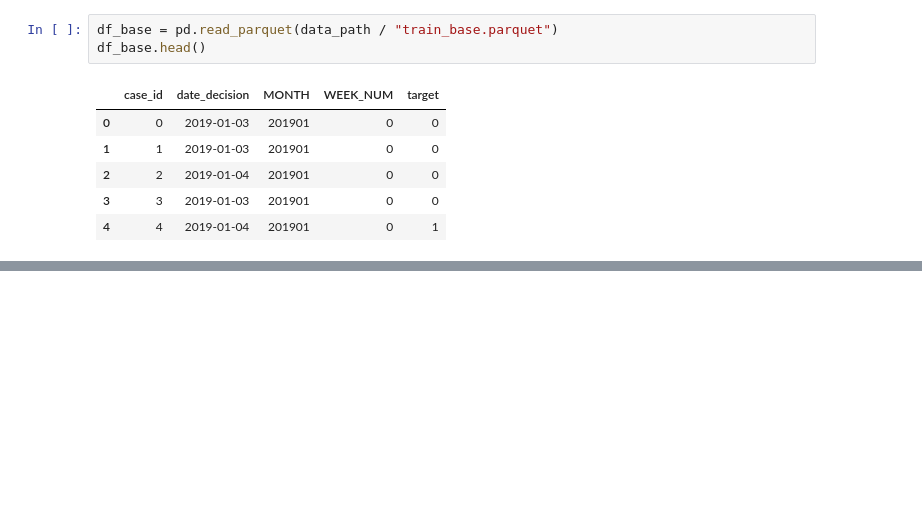
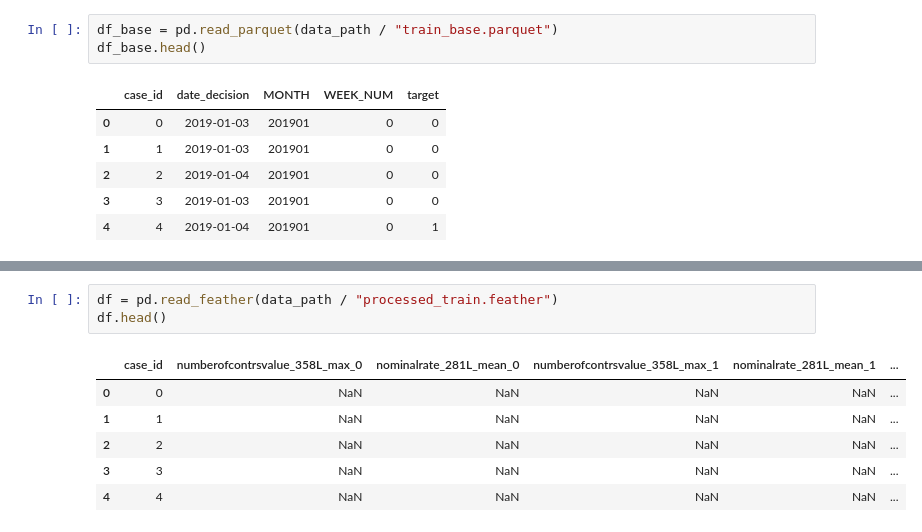
Before and after one commit to BartvanWoesik/home_credit, a Jupyter notebook: Notebooks/Data Exploration/DataCombination.ipynb, the cells around one changed output, grey strips where cells are left out. Saved outputs shown, nothing was run; the diff lists cells and outputs as text; blank space fills up the shorter version.

```diff
--- a/Notebooks/Data Exploration/DataCombination.ipynb
+++ b/Notebooks/Data Exploration/DataCombination.ipynb
@@ -63,0 +103,10 @@ df_base
+# %%
+df = pd.read_feather(data_path / "processed_train.feather")
+df.head()
+# %% [output]
+|  | case_id | numberofcontrsvalue_358L_max_0 | nominalrate_281L_mean_0 | numberofcontrsvalue_358L_max_1 | nominalrate_281L_mean_1 | ... |
+| 0 | 0 | NaN | NaN | NaN | NaN | ... |
+| 1 | 1 | NaN | NaN | NaN | NaN | ... |
+| 2 | 2 | NaN | NaN | NaN | NaN | ... |
+| 3 | 3 | NaN | NaN | NaN | NaN | ... |
+| 4 | 4 | NaN | NaN | NaN | NaN | ... |
```
Also changed, not shown: parts of 14 cells of this notebook, 2 other files.
